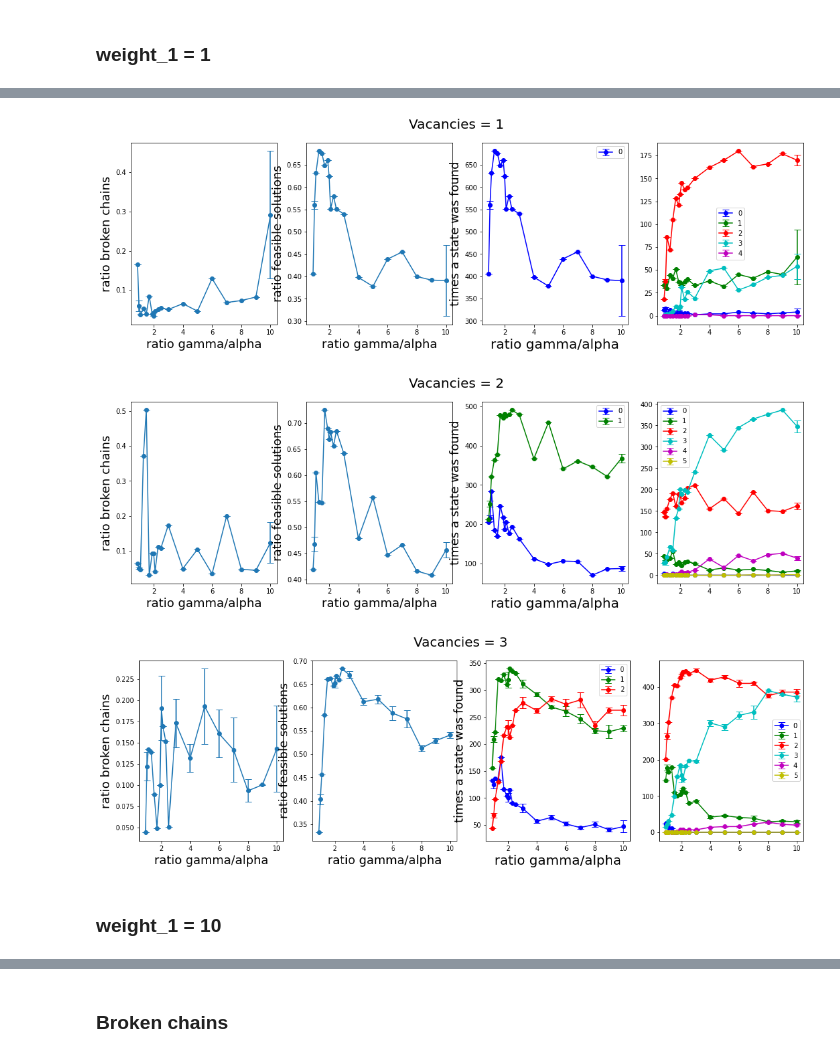
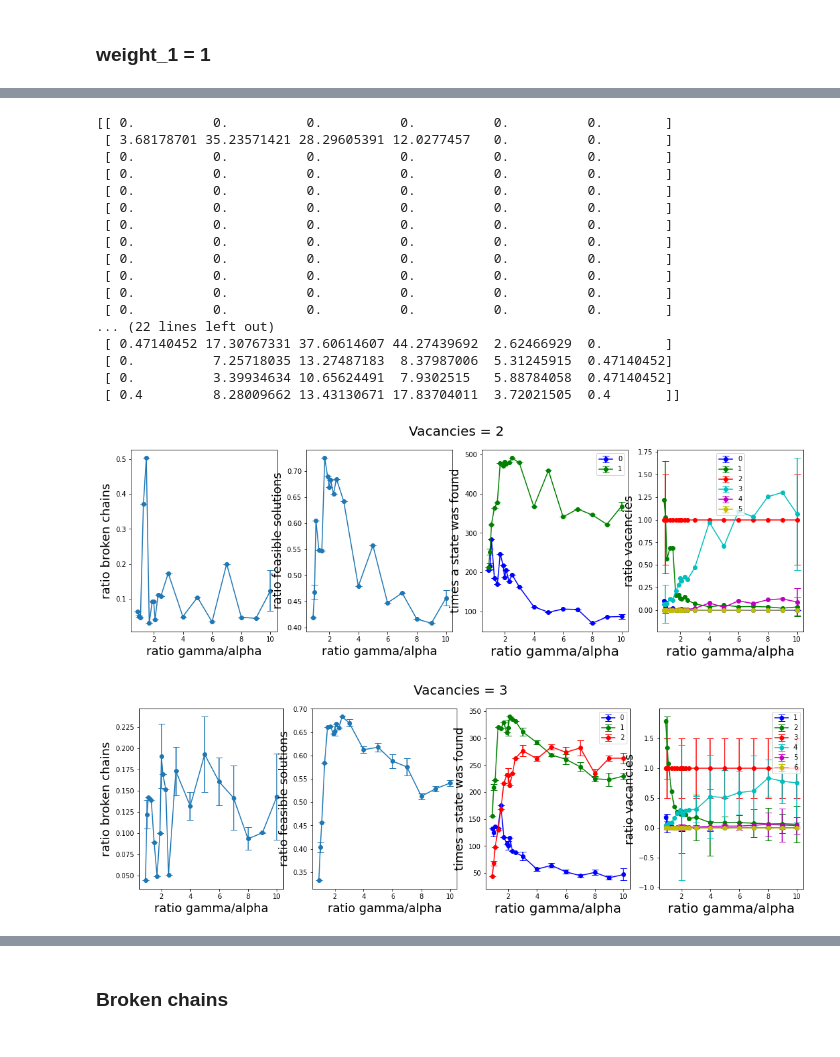
Before and after one commit to cmc-ucl/quantum_computing, a Jupyter notebook: Experiments.ipynb, the cells around one changed output, grey strips where cells are left out. Drawn from its saved outputs; the diff is of its cells as text; code cells hidden in the pictures.

Commit message:
Fix plot4 error

```diff
--- a/Experiments.ipynb
+++ b/Experiments.ipynb
@@ -206,0 +233,7 @@ array([-36,   2,   2,   2,   2,   2,   2,   2,   2,   1,   1,   2,   2,
+# %%
+x = np.arange(19)
+y= [np.sum(np.sum(x_classical,axis=1)==i) for i in x]
+partition_f = [np.math.factorial(len_x)/(np.math.factorial(i)*np.math.factorial(len_x-i)) for i in x]
+print(len_x-1)
+import matplotlib.pyplot as plt
+plt.scatter(x,y)
@@ -231,11 +261,14 @@ df_results['vacancies'].to_list()
 # %%
 #FEASIBLE
+df_results = make_df('./data/test')
 import matplotlib.pyplot as plt
+np.seterr(divide='ignore')
 
 color = ['b','g','r','c','m','y','k','tab:orange']
 
 
-for vac in [1,2,3]:
+#for vac in [1,2,3,4,5]:
+for vac in [2,3]:
     df_all = df_results[df_results['num_vacancies'] == vac]
     df_all = df_all[df_all['weight_1'] == 1.]
     df_mean = df_all[df_all['weight_1'] == 1.].groupby('ratio l/w').mean()
@@ -283,6 +316,8 @@ for vac in [1,2,3]:
         for j in range(len(df_tmp['energy_distribution'].to_list())):
             distribution = []
             error = []
+            v_energy = np.array([float(x) for x in df_tmp['energy_distribution'].to_list()[j].split(',')])
+            v_mult = np.array([float(x) for x in df_tmp['multiplicity'].to_list()[j].split(',')])
             for i in all_energies:
                 v_energy = np.array([float(x) for x in df_tmp['energy_distribution'].to_list()[j].split(',')])
                 v_mult = np.array([float(x) for x in df_tmp['multiplicity'].to_list()[j].split(',')])
@@ -297,62 +332,100 @@ for vac in [1,2,3]:
         #error_y3.append(np.max(all_dist,axis=0)-np.min(all_dist,axis=0))
         error_y3.append(np.std(all_dist,axis=0))
         #print(y3,np.max(all_dist,axis=0)-np.min(all_dist,axis=0),np.max(all_dist,axis=0),np.min(all_dist,axis=0))
-
-
         for j in range(len(df_tmp['vacancies'].to_list())):
             vacancies = []
             error = []
+            v_vacancies = np.array([float(x) for x in df_tmp['vacancies'].to_list()[j].split(',')])
+            v_vac_mult = np.array([float(x) for x in df_tmp['vacancies mult'].to_list()[j].split(',')])
+
             for i in all_vacancies:
                 #print(i,j,len(df_tmp['energy_distribution'].to_list()))
-                v_vacancies = np.array([float(x) for x in df_tmp['vacancies'].to_list()[j].split(',')])
-                v_vac_mult = np.array([float(x) for x in df_tmp['vacancies mult'].to_list()[j].split(',')])
+
+
                 pos = np.where(np.round(v_vacancies,5) == np.round(i,5))[0]
                 if len(pos) > 0:
                     vacancies.append(int(v_vac_mult[pos[0]]))
                 else:
                     vacancies.append(0)
             all_vac.append(vacancies)
+        ##print(all_vac)
         y4.append(np.average(np.array(all_vac),axis=0).astype(int).tolist())
-        #error_y3.append(np.max(all_dist,axis=0)-np.min(all_dist,axis=0))
         error_y4.append(np.std(all_vac,axis=0))
     y3 = np.array(y3)
     error_y3 = np.array(error_y3)
     y4 = np.array(y4)
+
+    # Normalise wrt the vacancy ( y =1 for vacancy = 1 for all values of x)
+    y4 = y4/np.array(np.array([y4[:,np.where(all_vacancies == vac)[0]]]*y4.shape[1]).transpose()[0])
+
+
+    # Normalise wrt the multiplicity of states
+    #y4 = y4/partition_f[:y4.shape[1]]
+
     error_y4 = np.array(error_y4)
+    print(error_y4)
+    #print(np.array(np.array([error_y4[:,np.where(all_vacancies == vac)[0]]]*error_y4.shape[1]).transpose()[0]))
+    error_y4 = error_y4/np.array(np.array([error_y4[:,np.where(all_vacancies == vac)[0]]]*error_y4.shape[1]).transpose()[0])
+
+    ##error_y4 = error_y4/np.array(np.array([error_y4[:,vac]]*error_y4.shape[1]).transpose())
+    #error_y4 = error_y4/partition_f[:y4.shape[1]]
 
     for m in range(len(y3[0])):
         axs[2].errorbar(x,y3[:,m],yerr=error_y3[:,m]/2,fmt='-o',color=color[m],label=labels[m],capsize=5)
 
     for m in range(len(y4[0])):
-        axs[3].errorbar(x,y4[:,m],yerr=error_y4[:,m]/2,fmt='-o',color=color[m],label=labels_vac[m],capsize=5)
+        axs[3].errorbar(x,y4[:,m],yerr=error_y4[:,m]/2,fmt='-o',color=color[m],label=int(all_vacancies[m]),capsize=5)
+        #axs[3].scatter(x,y4[:,m],color=color[m],label=labels_vac[m])
 
     axs[2].legend()
     axs[3].legend()
 
     #axs[0].plot(x, y1,'-o')
     axs[0].errorbar(x, y1, yerr = np.array(error_bc)/2,fmt='-o',capsize=5)
     axs[1].errorbar(x, y2,yerr = np.array(error_rf)/2,fmt='-o',capsize=5)
 
 
     axs[0].set_xlabel('ratio gamma/alpha', fontsize=18)
     axs[1].set_xlabel('ratio gamma/alpha', fontsize=18)
     axs[2].set_xlabel('ratio gamma/alpha', fontsize=20)
+    axs[3].set_xlabel('ratio gamma/alpha', fontsize=20)
     axs[0].set_ylabel('ratio broken chains', fontsize=18)
     axs[1].set_ylabel('ratio feasible solutions', fontsize=18)
     axs[2].set_ylabel('times a state was found', fontsize=18)
-#fig.set_title('All feasible',fontsize=20)
+    axs[3].set_ylabel('ratio vacancies', fontsize=18)
+
+    #axs[3].set_xlim([2,10])
+    #axs[3].set_ylim([0,5])
+
+
+    #fig.set_title('All feasible',fontsize=20)
 
 #axs[:].set_xticks(np.arange(0,25))
 #ax.set_yticks(np.arange(-50,0,5))
 #plt.xticks(fontsize=12)
 #plt.yticks(fontsize=16)
 
 #fig.set_size_inches(15.5, 7.5)
 
 plt.show()
+#[3, 4, 5, 6]), [47, 576, 369, 8]
 # %% [output]
+[[ 0.          0.          0.          0.          0.          0.        ]
+ [ 3.68178701 35.23571421 28.29605391 12.0277457   0.          0.        ]
+ [ 0.          0.          0.          0.          0.          0.        ]
+ [ 0.          0.          0.          0.          0.          0.        ]
+ [ 0.          0.          0.          0.          0.          0.        ]
+ [ 0.          0.          0.          0.          0.          0.        ]
+ [ 0.          0.          0.          0.          0.          0.        ]
+ [ 0.          0.          0.          0.          0.          0.        ]
+ [ 0.          0.          0.          0.          0.          0.        ]
+ [ 0.          0.          0.          0.          0.          0.        ]
+ [ 0.          0.          0.          0.          0.          0.        ]
+ [ 0.          0.          0.          0.          0.          0.        ]
+... (22 lines left out)
+ [ 0.47140452 17.30767331 37.60614607 44.27439692  2.62466929  0.        ]
+ [ 0.          7.25718035 13.27487183  8.37987006  5.31245915  0.47140452]
+ [ 0.          3.39934634 10.65624491  7.9302515   5.88784058  0.47140452]
+ [ 0.4         8.28009662 13.43130671 17.83704011  3.72021505  0.4       ]]
-[figure, old version]
+[figure, new version]
-[figure, old version]
+[figure, new version]
-[figure, removed]
-# %% [markdown]
-### weight_1 = 10
```
Also changed, not shown: parts of 32 cells of this notebook.
